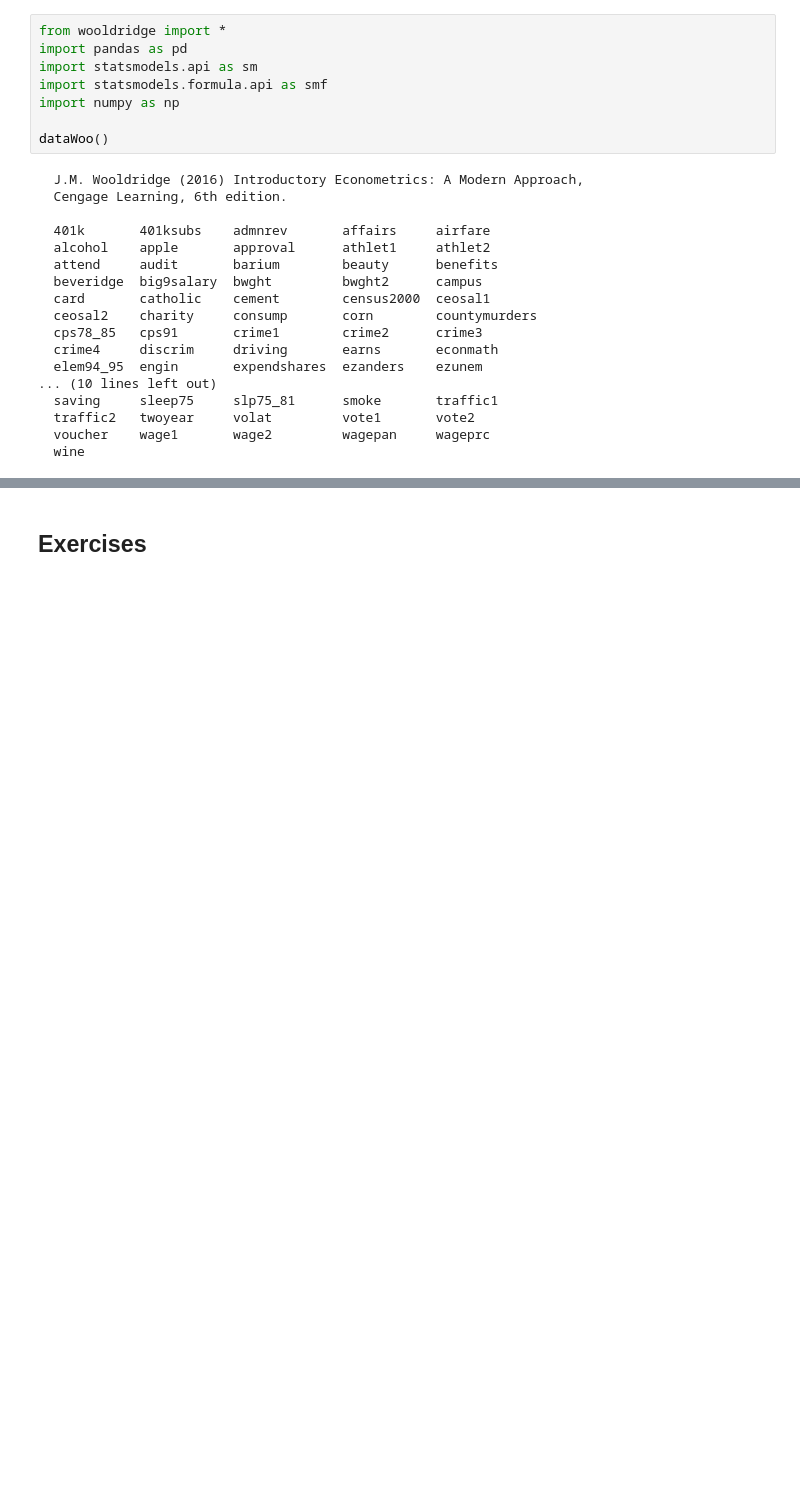
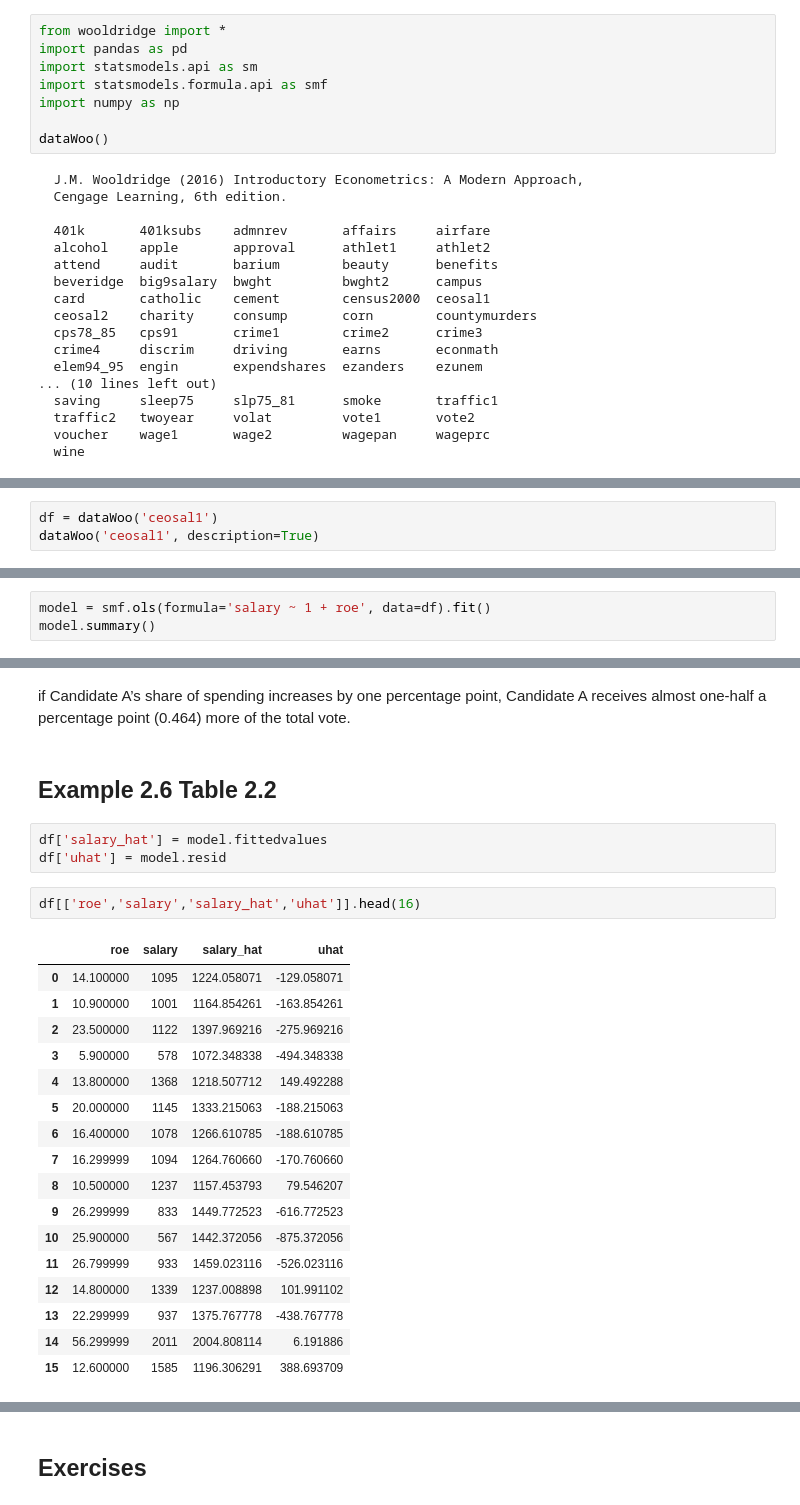
Before and after one commit to 42Ahmed/wooldridgePY, a Jupyter notebook: _build/html/_sources/two.ipynb, the cells around one changed output, grey strips where cells are left out. Saved outputs shown, nothing was run; the diff lists cells and outputs as text; blank space fills up the shorter version.

```diff
--- a/_build/html/_sources/two.ipynb
+++ b/_build/html/_sources/two.ipynb
@@ -28,0 +31,3 @@ dataWoo()
+# %%
+df = dataWoo('ceosal1')
+dataWoo('ceosal1', description=True)
@@ -28,0 +61,3 @@ dataWoo()
+# %%
+model = smf.ols(formula='salary ~ 1 + roe', data=df).fit()
+model.summary()
@@ -28,0 +236,28 @@ dataWoo()
+# %% [markdown]
+if Candidate A’s share of spending increases by one percentage point, Candidate A
+receives almost one-half a percentage point (0.464) more of the total vote.
+# %% [markdown]
+## Example 2.6 Table 2.2
+# %%
+df['salary_hat'] = model.fittedvalues
+df['uhat'] = model.resid
+# %%
+df[['roe','salary','salary_hat','uhat']].head(16)
+# %% [output]
+|  | roe | salary | salary_hat | uhat |
+| 0 | 14.100000 | 1095 | 1224.058071 | -129.058071 |
+| 1 | 10.900000 | 1001 | 1164.854261 | -163.854261 |
+| 2 | 23.500000 | 1122 | 1397.969216 | -275.969216 |
+| 3 | 5.900000 | 578 | 1072.348338 | -494.348338 |
+| 4 | 13.800000 | 1368 | 1218.507712 | 149.492288 |
+| 5 | 20.000000 | 1145 | 1333.215063 | -188.215063 |
+| 6 | 16.400000 | 1078 | 1266.610785 | -188.610785 |
+| 7 | 16.299999 | 1094 | 1264.760660 | -170.760660 |
+| 8 | 10.500000 | 1237 | 1157.453793 | 79.546207 |
+| 9 | 26.299999 | 833 | 1449.772523 | -616.772523 |
+| 10 | 25.900000 | 567 | 1442.372056 | -875.372056 |
+| 11 | 26.799999 | 933 | 1459.023116 | -526.023116 |
+| 12 | 14.800000 | 1339 | 1237.008898 | 101.991102 |
+| 13 | 22.299999 | 937 | 1375.767778 | -438.767778 |
+| 14 | 56.299999 | 2011 | 2004.808114 | 6.191886 |
+| 15 | 12.600000 | 1585 | 1196.306291 | 388.693709 |
```
Also changed, not shown: parts of 34 cells of this notebook, 6 other files.
